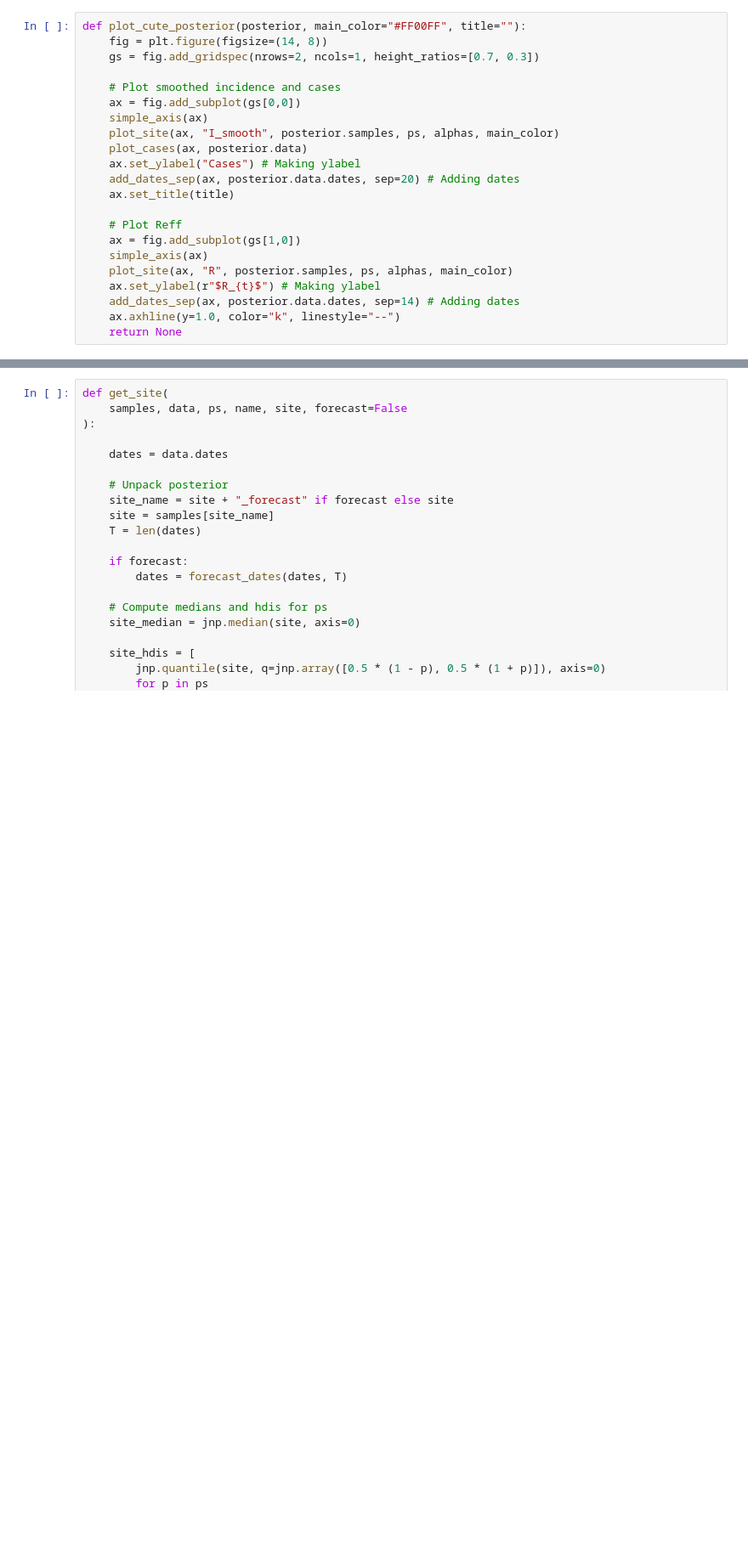
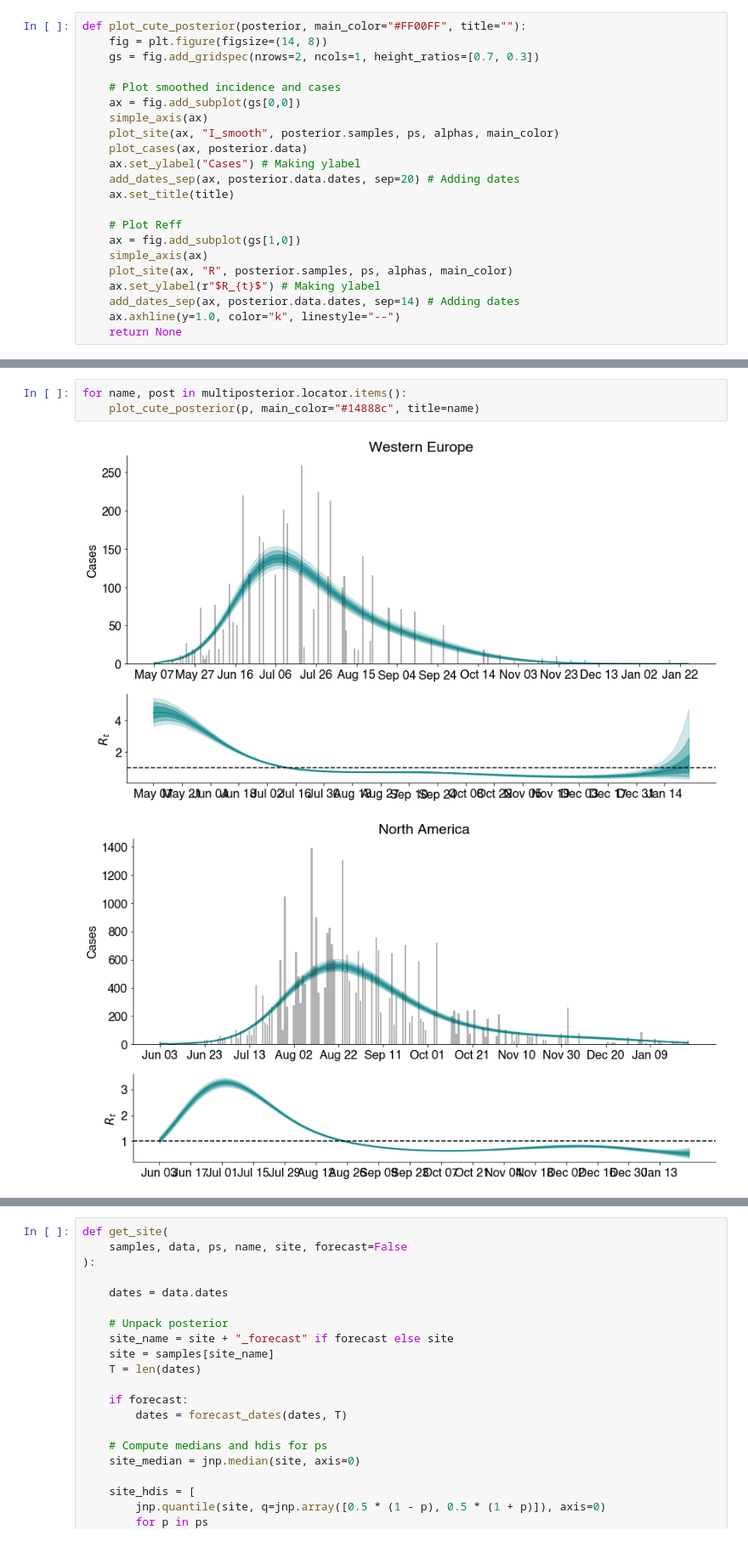
Before and after one commit to blab/mpox-dynamics, a Jupyter notebook: case-rt-analysis/estimates/monkeypox-renewal-analysis.ipynb, the cells around one changed output, grey strips where cells are left out. Shown at 85% size. Cells and saved outputs as stored; diff of their text form; blank space fills up the shorter version.

```diff
--- a/case-rt-analysis/estimates/monkeypox-renewal-analysis.ipynb
+++ b/case-rt-analysis/estimates/monkeypox-renewal-analysis.ipynb
@@ -198,0 +201,6 @@ plot_cute_posterior(posterior, main_color="#14888c", title="North America")
+# %%
+for name, post in multiposterior.locator.items():
+    plot_cute_posterior(p, main_color="#14888c", title=name)
+# %% [output]
+[figure, added]
+[figure, added]
```
Also changed, not shown: parts of 4 cells of this notebook, 3 other files.
